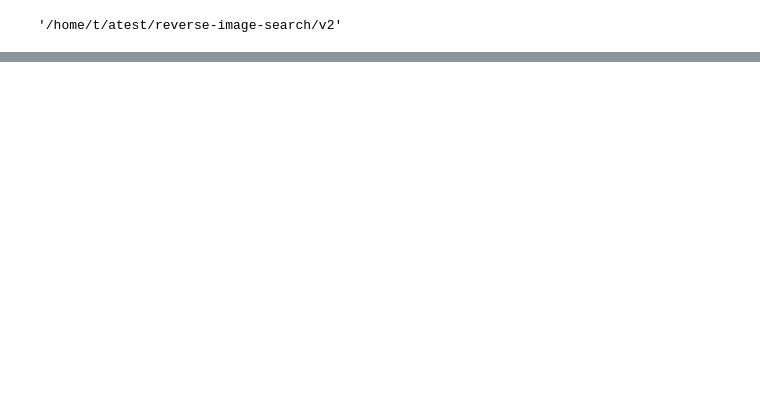
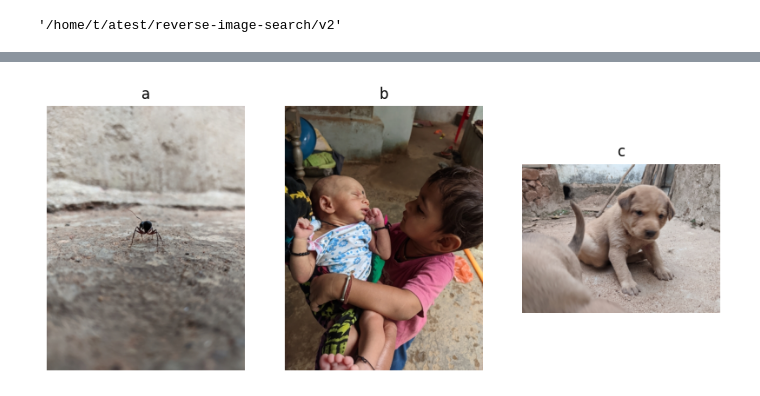
Before and after one commit to tikendraw/reverse-image-search, a Jupyter notebook: v2/hehe.ipynb, the cells around one changed output, grey strips where cells are left out. Cells and saved outputs as stored; diff of their text form; code cells hidden in the pictures; blank space fills up the shorter version.

```diff
--- a/v2/hehe.ipynb
+++ b/v2/hehe.ipynb
@@ -334,0 +377,5 @@ new_folder = "./mores"
+# %%
+tri = [get_random_image(image_dir) for _ in  range(3)]
+plot_images_grid(tri, titles=["a", "b", "c"], grid_size=(1,3))
+# %% [output]
+[figure, added]
```
Also changed, not shown: parts of 20 cells of this notebook.
